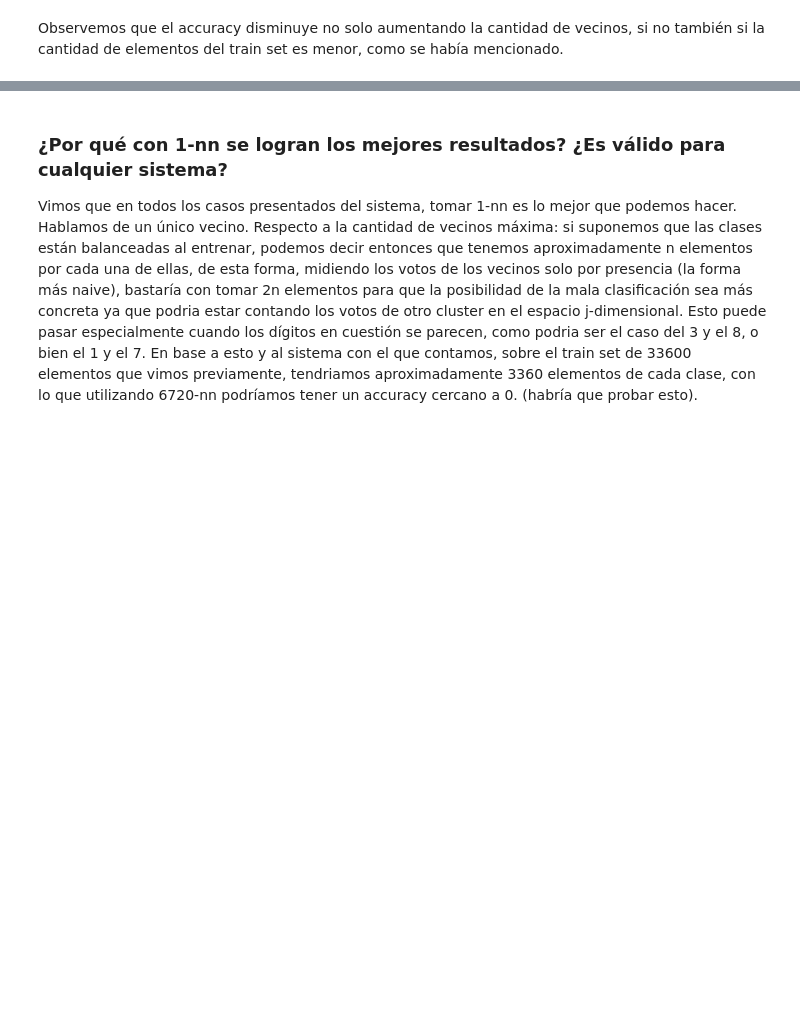
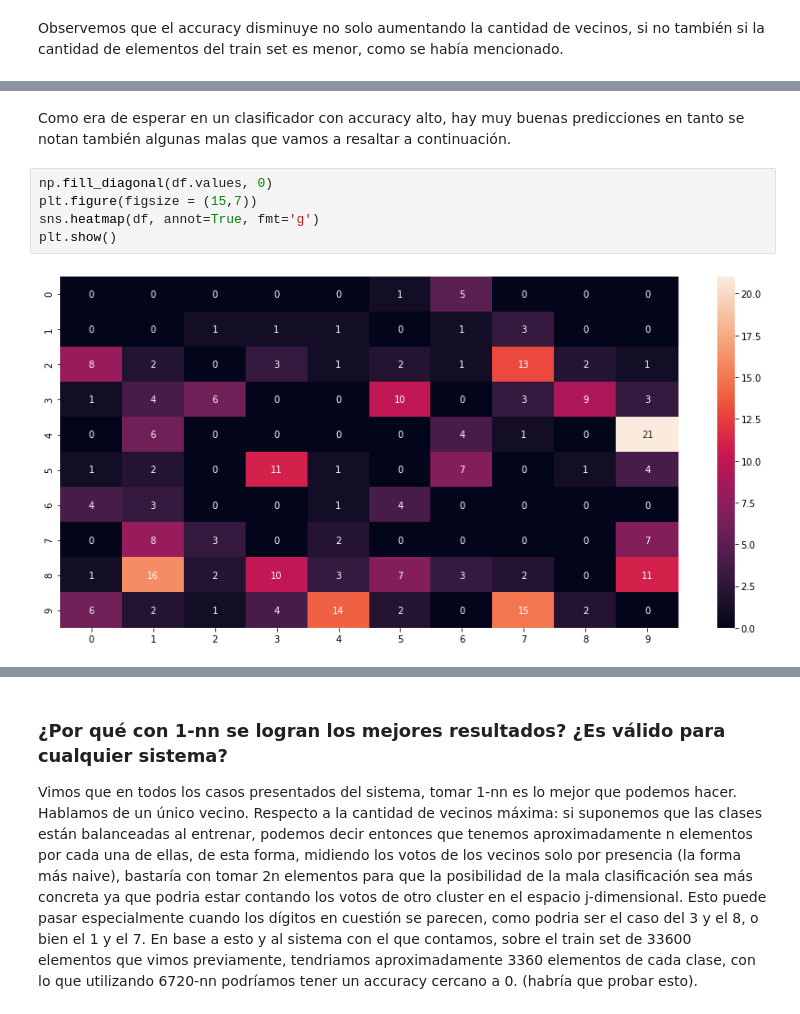
Before and after one commit to fzanollo/metodos-num, a Jupyter notebook: tp2/notebooks/exp_knn.ipynb, the cells around one changed output, grey strips where cells are left out. Drawn from its saved outputs; the diff is of its cells as text; blank space fills up the shorter version.

```diff
--- a/tp2/notebooks/exp_knn.ipynb
+++ b/tp2/notebooks/exp_knn.ipynb
@@ -91,0 +296,9 @@ Observemos que el accuracy disminuye no solo aumentando la cantidad de vecinos,
+# %% [markdown]
+Como era de esperar en un clasificador con accuracy alto, hay muy buenas predicciones en tanto se notan también algunas malas que vamos a resaltar a continuación.
+# %%
+np.fill_diagonal(df.values, 0)
+plt.figure(figsize = (15,7))
+sns.heatmap(df, annot=True, fmt='g')
+plt.show()
+# %% [output]
+[figure, added]
```
Also changed, not shown: parts of 29 cells of this notebook.
